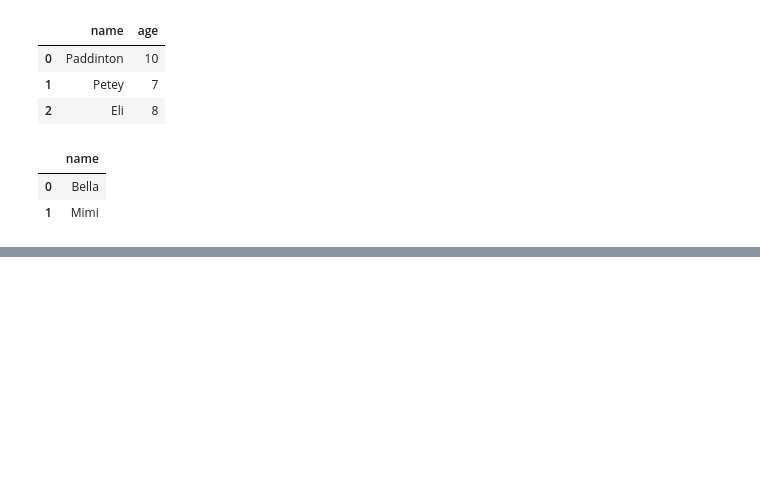
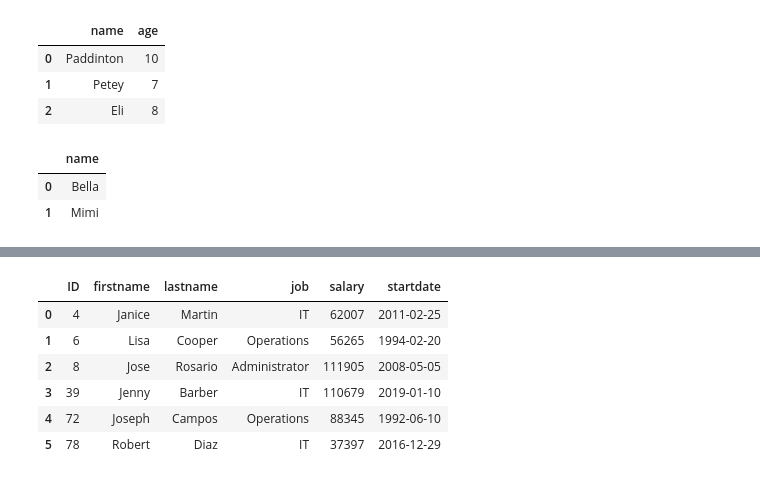
Before and after one commit to tamadasun/SQL_challenge, a Jupyter notebook: 01_basic.ipynb, the cells around one changed output, grey strips where cells are left out. Drawn from its saved outputs; the diff is of its cells as text; code cells hidden in the pictures; blank space fills up the shorter version.

```diff
--- a/01_basic.ipynb
+++ b/01_basic.ipynb
@@ -369,3 +560,21 @@ result10
 # %%
 #21 Select all employees from employees named Robert, Lisa, or any name that begins with a J. In addition, only show employees who are not in sales. This will be a little bit of a longer query.
 #Hint: There will only be 6 rows in the result.
+
+query = """
+SELECT *
+FROM employees
+WHERE (firstname = 'Lisa' OR firstname = 'Robert' OR firstname LIKE 'J%') AND job != 'Sales';
+"""
+
+result21 = sql.read_sql(query, conn)
+
+result21
+# %% [output]
+|  | ID | firstname | lastname | job | salary | startdate |
+| 0 | 4 | Janice | Martin | IT | 62007 | 2011-02-25 |
+| 1 | 6 | Lisa | Cooper | Operations | 56265 | 1994-02-20 |
+| 2 | 8 | Jose | Rosario | Administrator | 111905 | 2008-05-05 |
+| 3 | 39 | Jenny | Barber | IT | 110679 | 2019-01-10 |
+| 4 | 72 | Joseph | Campos | Operations | 88345 | 1992-06-10 |
+| 5 | 78 | Robert | Diaz | IT | 37397 | 2016-12-29 |
```
Also changed, not shown: parts of 11 cells of this notebook.
